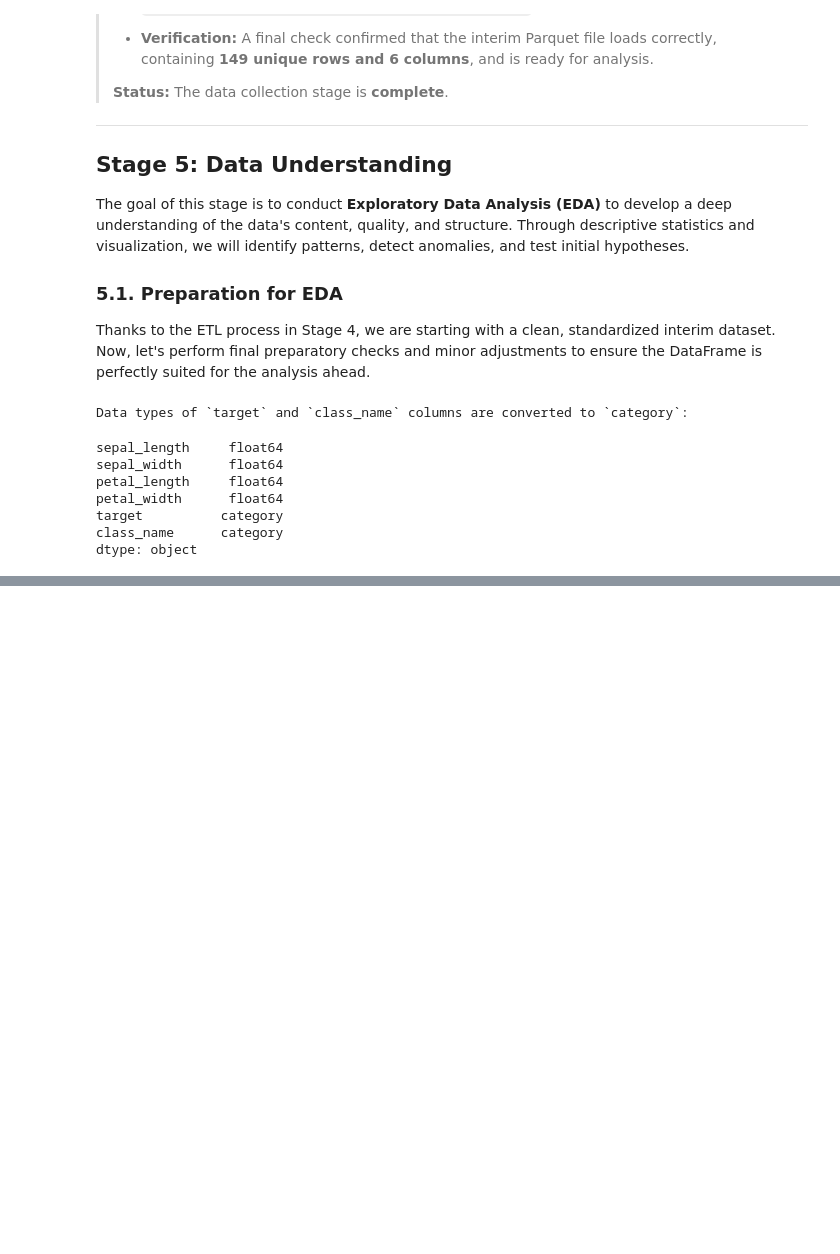
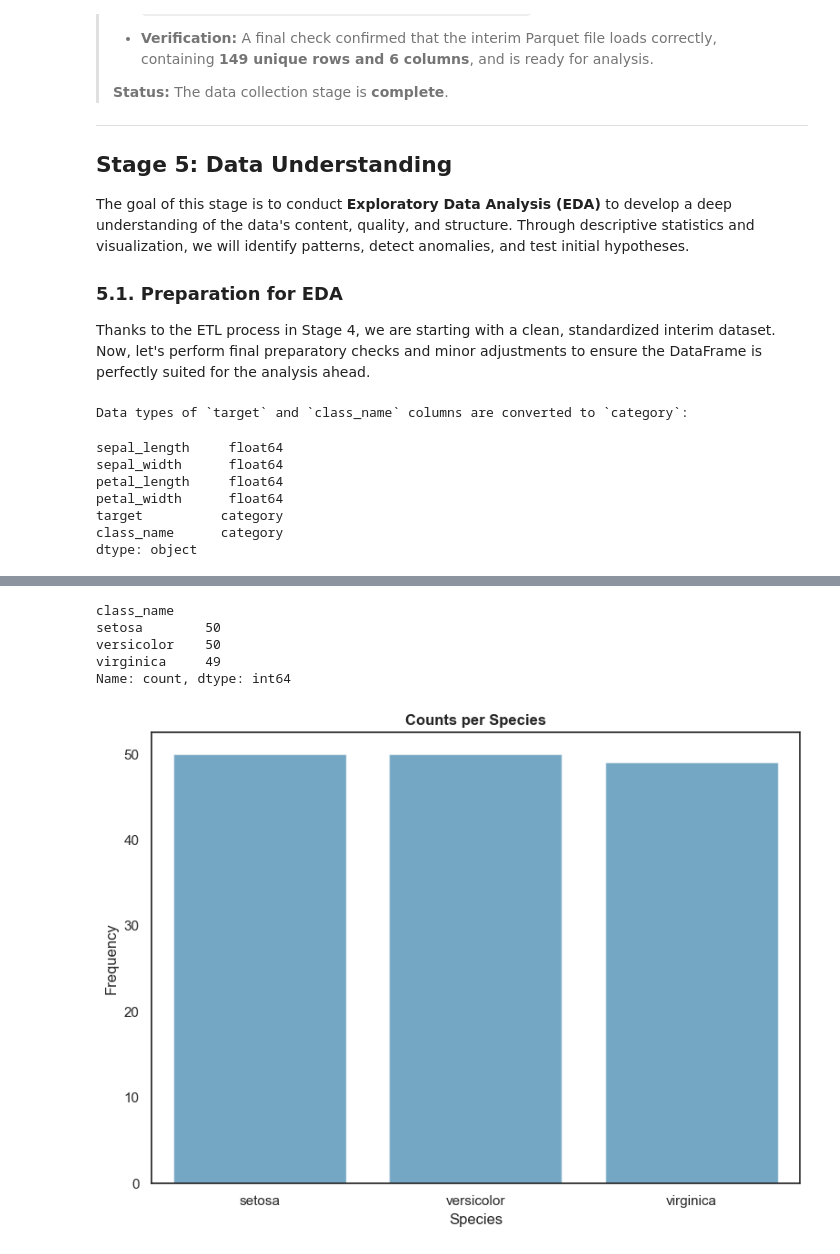
Before and after one commit to ibrahim-kocyigit/kocyigit-dsml, a Jupyter notebook: 03_specializations/02_machine_learning_with_python/03_non-linear_and_ensemble_models/07_multi_class_classification_lab.ipynb, the cells around one changed output, grey strips where cells are left out. Saved outputs shown, nothing was run; the diff lists cells and outputs as text; code cells hidden in the pictures; blank space fills up the shorter version.

```diff
--- a/03_specializations/02_machine_learning_with_python/03_non-linear_and_ensemble_models/07_multi_class_classification_lab.ipynb
+++ b/03_specializations/02_machine_learning_with_python/03_non-linear_and_ensemble_models/07_multi_class_classification_lab.ipynb
@@ -251,0 +289,19 @@ dtype: object
+# %%
+iris_eda['class_name'].value_counts()
+# %% [output]
+class_name
+setosa        50
+versicolor    50
+virginica     49
+Name: count, dtype: int64
+# %%
+# Visualize the categorical column
+plt.figure(figsize=(8, 6))
+sns.countplot(iris_eda, x="class_name", alpha=0.6)
+plt.title("Counts per Species", fontweight="bold")
+plt.xlabel("Species")
+plt.ylabel("Frequency")
+plt.tight_layout()
+plt.show()
+# %% [output]
+[figure, added]
```
Also changed, not shown: parts of 12 cells of this notebook.
